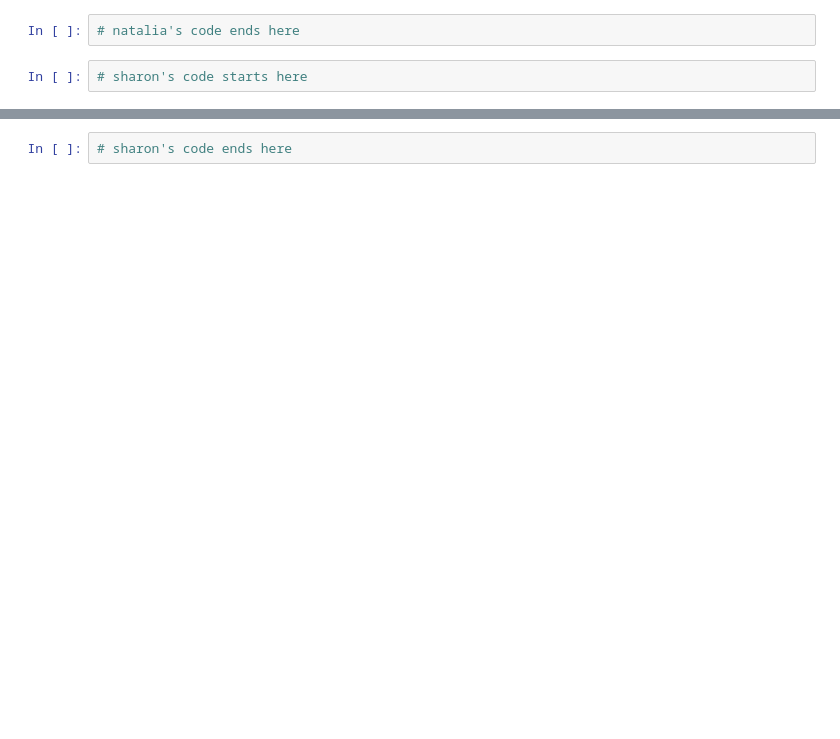
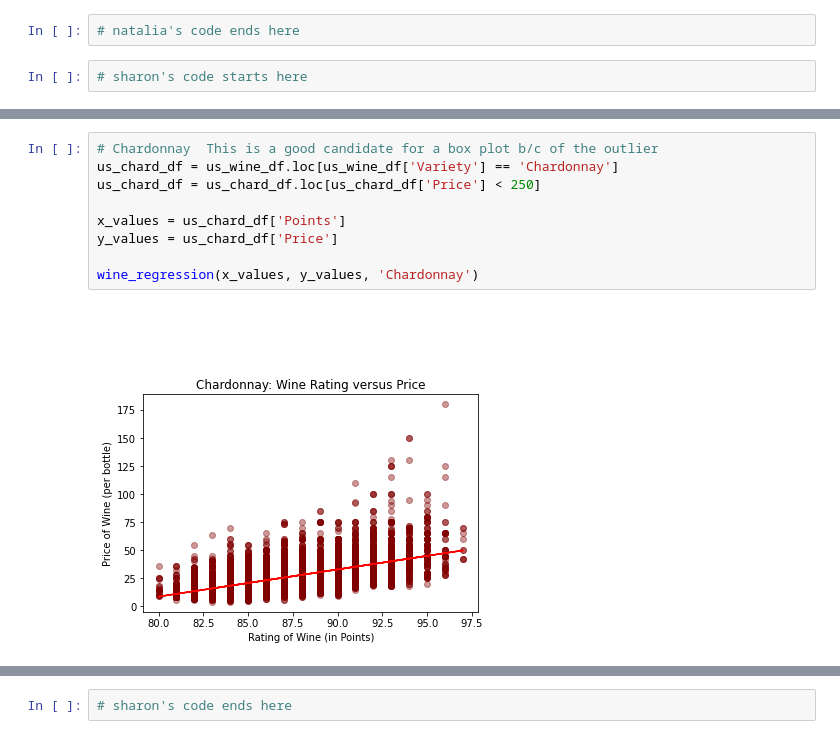
Before and after one commit to radioactivearm/project-one-wine, a Jupyter notebook: analyzing_data.ipynb, the cells around one changed output, grey strips where cells are left out. Saved outputs shown, nothing was run; the diff lists cells and outputs as text; blank space fills up the shorter version.

```diff
--- a/analyzing_data.ipynb
+++ b/analyzing_data.ipynb
@@ -264,0 +660,11 @@ plt.show()
+# %%
+# Chardonnay  This is a good candidate for a box plot b/c of the outlier
+us_chard_df = us_wine_df.loc[us_wine_df['Variety'] == 'Chardonnay']
+us_chard_df = us_chard_df.loc[us_chard_df['Price'] < 250]
+
+x_values = us_chard_df['Points']
+y_values = us_chard_df['Price']
+
+wine_regression(x_values, y_values, 'Chardonnay')
+# %% [output]
+[figure, added]
```
Also changed, not shown: parts of 51 cells of this notebook, 1 other file.
